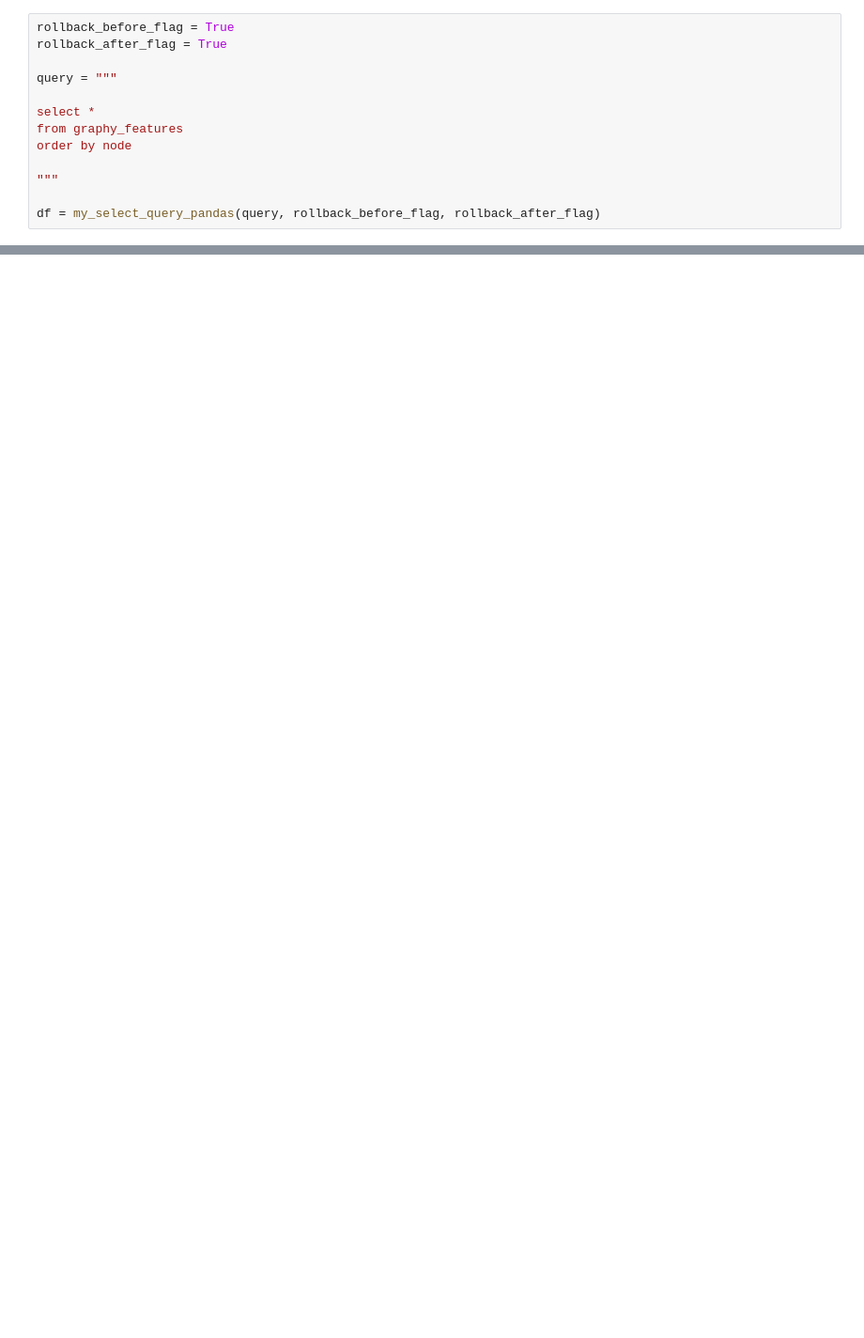
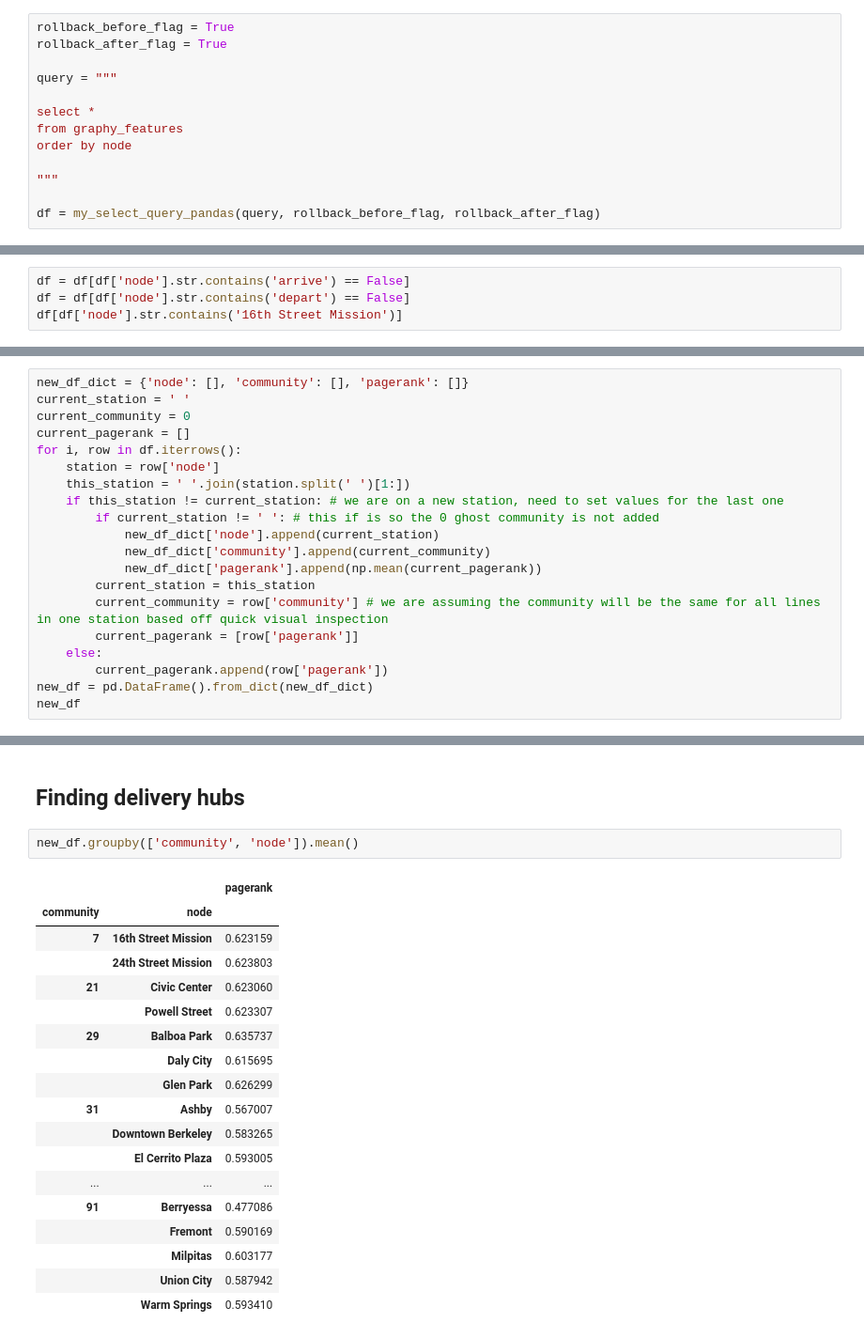
Before and after one commit to brendanfoo/agm-delivery, a Jupyter notebook: code/Making_Graph.ipynb, the cells around one changed output, grey strips where cells are left out. Shown at 94% size. Saved outputs shown, nothing was run; the diff lists cells and outputs as text; blank space fills up the shorter version.

```diff
--- a/code/Making_Graph.ipynb
+++ b/code/Making_Graph.ipynb
@@ -469,0 +465,4 @@ Length: 2, dtype: Int64
+# %%
+df = df[df['node'].str.contains('arrive') == False]
+df = df[df['node'].str.contains('depart') == False]
+df[df['node'].str.contains('16th Street Mission')]
@@ -469,0 +486,20 @@ Length: 2, dtype: Int64
+# %%
+new_df_dict = {'node': [], 'community': [], 'pagerank': []}
+current_station = ' '
+current_community = 0
+current_pagerank = []
+for i, row in df.iterrows():
+    station = row['node']
+    this_station = ' '.join(station.split(' ')[1:])
+    if this_station != current_station: # we are on a new station, need to set values for the last one
+        if current_station != ' ': # this if is so the 0 ghost community is not added
+            new_df_dict['node'].append(current_station)
+            new_df_dict['community'].append(current_community)
+            new_df_dict['pagerank'].append(np.mean(current_pagerank))
+        current_station = this_station
+        current_community = row['community'] # we are assuming the community will be the same for all lines in one station based off quick visual inspection
+        current_pagerank = [row['pagerank']]
+    else:
+        current_pagerank.append(row['pagerank'])
+new_df = pd.DataFrame().from_dict(new_df_dict)
+new_df
@@ -469,0 +520,23 @@ Length: 2, dtype: Int64
+# %% [markdown]
+## Finding delivery hubs
+# %%
+new_df.groupby(['community', 'node']).mean()
+# %% [output]
+|  |  | pagerank |
+| community | node |  |
+| 7 | 16th Street Mission | 0.623159 |
+|  | 24th Street Mission | 0.623803 |
+| 21 | Civic Center | 0.623060 |
+|  | Powell Street | 0.623307 |
+| 29 | Balboa Park | 0.635737 |
+|  | Daly City | 0.615695 |
+|  | Glen Park | 0.626299 |
+| 31 | Ashby | 0.567007 |
+|  | Downtown Berkeley | 0.583265 |
+|  | El Cerrito Plaza | 0.593005 |
+| ... | ... | ... |
+| 91 | Berryessa | 0.477086 |
+|  | Fremont | 0.590169 |
+|  | Milpitas | 0.603177 |
+|  | Union City | 0.587942 |
+|  | Warm Springs | 0.593410 |
```
Also changed, not shown: parts of 24 cells of this notebook.
